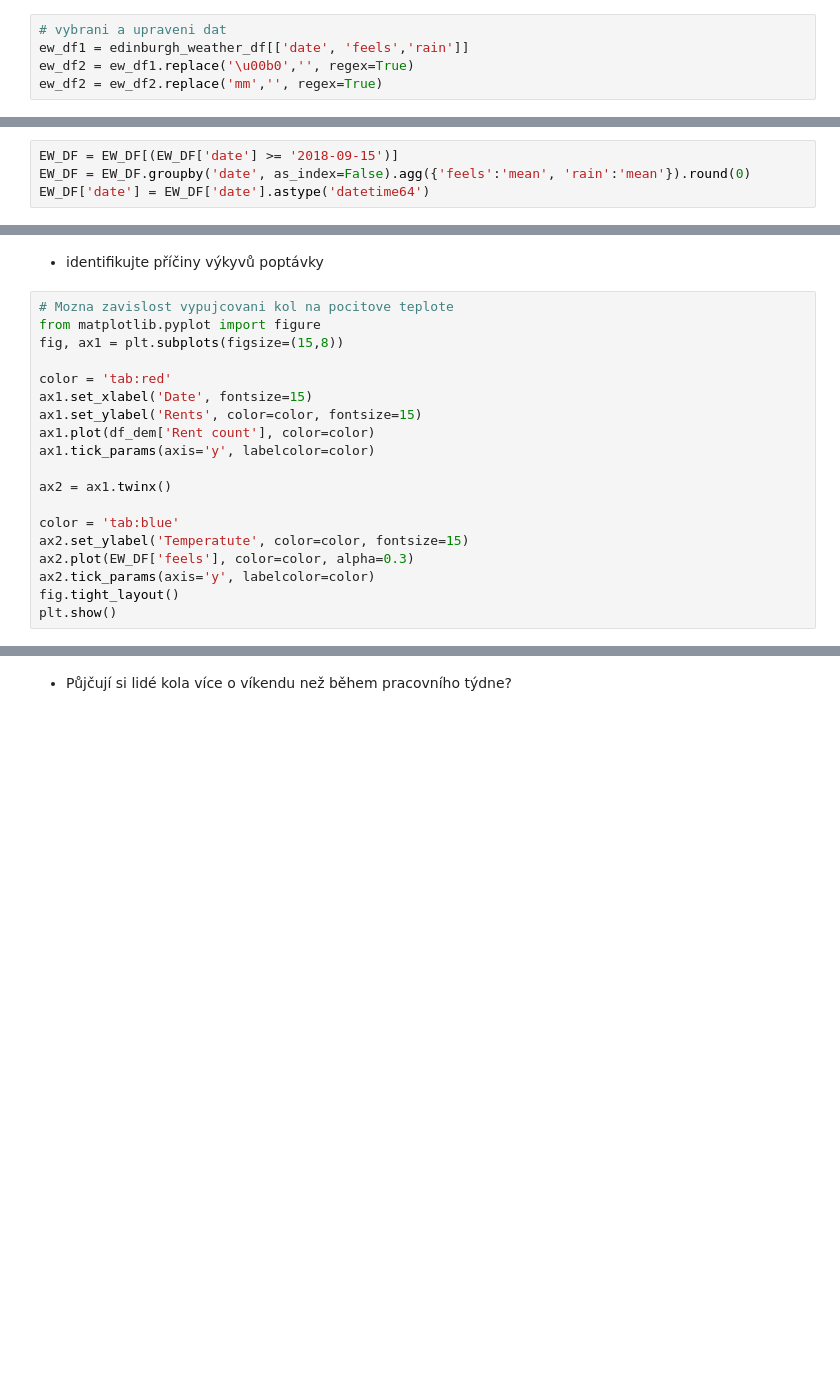
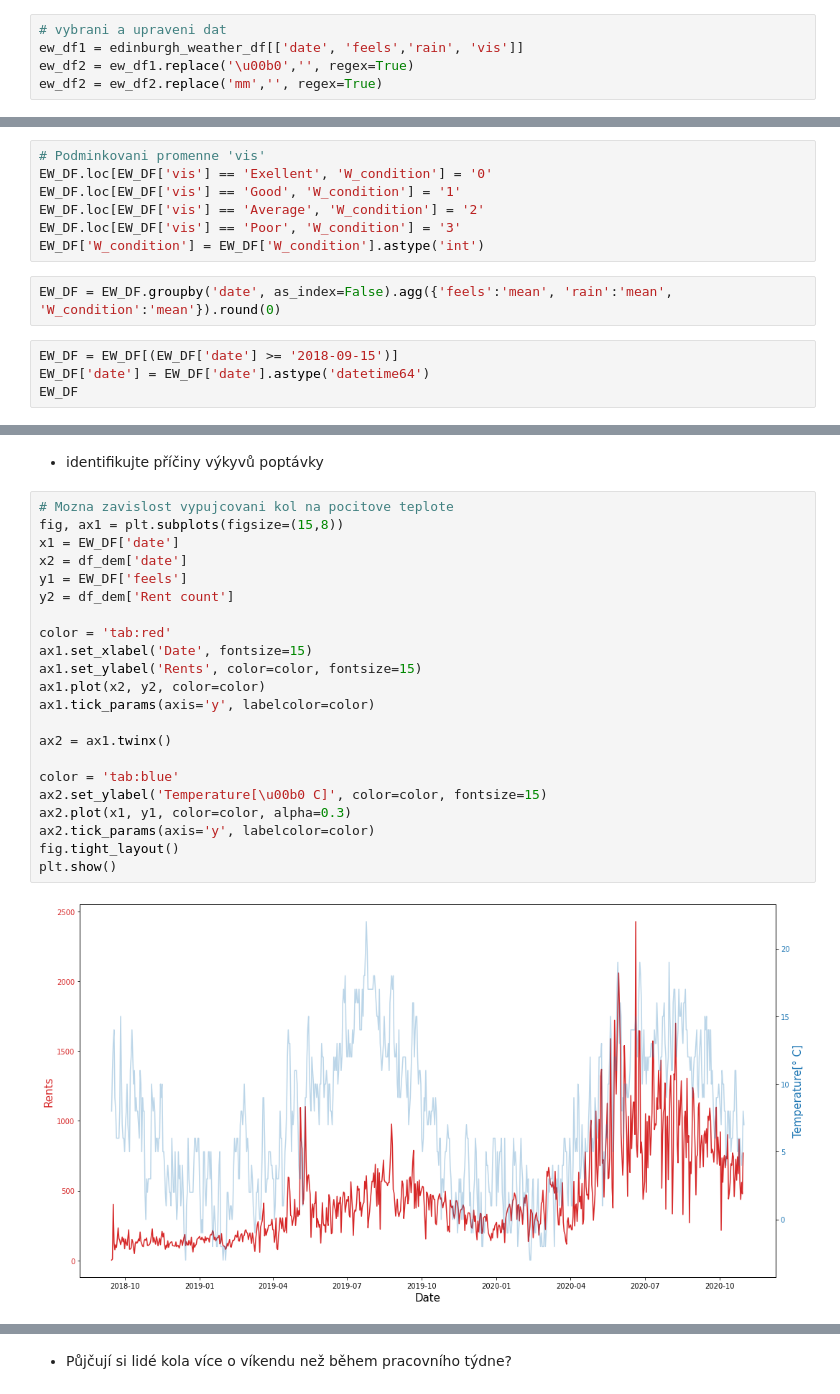
Before and after one commit to tompoles/Portfolio, a Jupyter notebook: Edinbourgh_bikes_engeto_project.ipynb, the cells around one changed output, grey strips where cells are left out. Saved outputs shown, nothing was run; the diff lists cells and outputs as text; blank space fills up the shorter version.

```diff
--- a/Edinbourgh_bikes_engeto_project.ipynb
+++ b/Edinbourgh_bikes_engeto_project.ipynb
@@ -134,13 +233,22 @@ edinburgh_weather_df
 # %%
 # vybrani a upraveni dat
-ew_df1 = edinburgh_weather_df[['date', 'feels','rain']]
+ew_df1 = edinburgh_weather_df[['date', 'feels','rain', 'vis']]
 ew_df2 = ew_df1.replace('\u00b0','', regex=True)
 ew_df2 = ew_df2.replace('mm','', regex=True)
 # %%
 EW_DF = ew_df2.replace('c', '', regex=True)
 EW_DF['feels'] = pd.to_numeric(EW_DF['feels'])
 EW_DF['rain'] = pd.to_numeric(EW_DF['rain'])
+# %%
+# Podminkovani promenne 'vis'
+EW_DF.loc[EW_DF['vis'] == 'Exellent', 'W_condition'] = '0'
+EW_DF.loc[EW_DF['vis'] == 'Good', 'W_condition'] = '1'
+EW_DF.loc[EW_DF['vis'] == 'Average', 'W_condition'] = '2'
+EW_DF.loc[EW_DF['vis'] == 'Poor', 'W_condition'] = '3'
+EW_DF['W_condition'] = EW_DF['W_condition'].astype('int')
+# %%
+EW_DF = EW_DF.groupby('date', as_index=False).agg({'feels':'mean', 'rain':'mean', 'W_condition':'mean'}).round(0)
 # %%
 EW_DF = EW_DF[(EW_DF['date'] >= '2018-09-15')]
-EW_DF = EW_DF.groupby('date', as_index=False).agg({'feels':'mean', 'rain':'mean'}).round(0)
 EW_DF['date'] = EW_DF['date'].astype('datetime64')
+EW_DF
@@ -185,22 +309,27 @@ plt.show()
 *  identifikujte příčiny výkyvů poptávky
 # %%
 # Mozna zavislost vypujcovani kol na pocitove teplote
-from matplotlib.pyplot import figure
 fig, ax1 = plt.subplots(figsize=(15,8))
+x1 = EW_DF['date']
+x2 = df_dem['date']
+y1 = EW_DF['feels']
+y2 = df_dem['Rent count']
 
 color = 'tab:red'
 ax1.set_xlabel('Date', fontsize=15)
 ax1.set_ylabel('Rents', color=color, fontsize=15)
-ax1.plot(df_dem['Rent count'], color=color)
+ax1.plot(x2, y2, color=color)
 ax1.tick_params(axis='y', labelcolor=color)
 
 ax2 = ax1.twinx()
 
 color = 'tab:blue'
-ax2.set_ylabel('Temperatute', color=color, fontsize=15)
-ax2.plot(EW_DF['feels'], color=color, alpha=0.3)
+ax2.set_ylabel('Temperature[\u00b0 C]', color=color, fontsize=15)
+ax2.plot(x1, y1, color=color, alpha=0.3)
 ax2.tick_params(axis='y', labelcolor=color)
 fig.tight_layout()
 plt.show()
+# %% [output]
+[figure, added]
 # %%
 # Mozna zavislost vypujcovani kol na zprumerovane mm srazek
```
Also changed, not shown: parts of 20 cells of this notebook.
